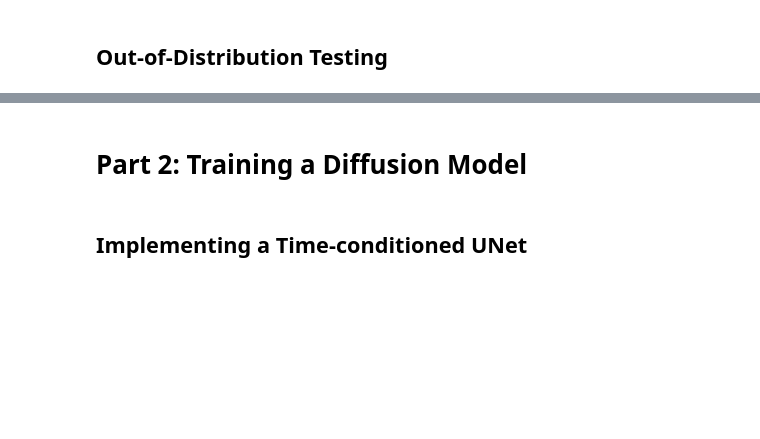
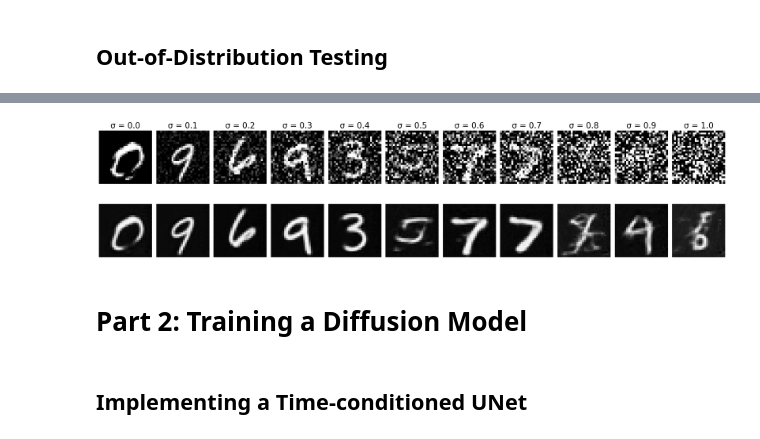
Before and after one commit to charlsgee/CS444, a Jupyter notebook: CS444_MP5/assignment5_starter_sp25.ipynb, the cells around one changed output, grey strips where cells are left out. Saved outputs shown, nothing was run; the diff lists cells and outputs as text; code cells hidden in the pictures; blank space fills up the shorter version.

```diff
--- a/CS444_MP5/assignment5_starter_sp25.ipynb
+++ b/CS444_MP5/assignment5_starter_sp25.ipynb
@@ -356,7 +277,7 @@ testloader =  DataLoader(testdata,batch_size=256,shuffle=True,num_workers=12)
 sigmaloss =[]
 with torch.no_grad():
     for sigma in sigma_values:
-        noise_transform = GaussianNoise(mean=0.0, std=sigma)
+        noise_transform = GaussianNoise(mean=0.0, sigma=sigma)
         total_loss = 0.0
         shown = False
         for images, _ in tqdm(testloader, desc=f"σ={sigma:.1f}"):
@@ -366,10 +287,14 @@ with torch.no_grad():
             loss = criterion(outputs, images)
             total_loss += loss.item()
             if not shown:
-                i = torch.randint(0, images.size(0), (1,)).item()
-                sample = torch.stack([images[i], outputs[i]])
-                vutils.save_image(sample, f"output_sigma_{sigma:.1f}.png", nrow=2, normalize=True)
-                shown = True
+              i = torch.randint(0, images.size(0), (1,)).item()
+              noisy = noisy_images[i]
+              output = outputs[i]
+
+              vutils.save_image(noisy, f"noisy_sigma_{sigma:.1f}.png", normalize=True)
+              vutils.save_image(output, f"output_sigma_{sigma:.1f}.png", normalize=True)
+              shown = True
+
         avg_loss = total_loss / len(testloader)
         sigmaloss.append(avg_loss)
         print(f"Sigma={sigma:.2f} | Avg Test Loss: {avg_loss:.4f}")
@@ -376,3 +313,24 @@ with torch.no_grad():
+# %%
+from PIL import Image
+fig, axes = plt.subplots(2, len(sigma_values), figsize=(2 * len(sigma_values), 6))
+n_cols = len(sigma_values)
+
+for j, sigma in enumerate(sigma_values):
+    sigma_str = f"{sigma:.1f}"
+    noisy_img = Image.open(f"noisy_sigma_{sigma_str}.png")
+    output_img = Image.open(f"output_sigma_{sigma_str}.png")
+    ax_noisy = axes[0, j]
+    ax_noisy.imshow(noisy_img, cmap='gray')
+    ax_noisy.set_title(f"σ = {sigma_str}", fontsize=20)
+    ax_noisy.axis('off')
+    ax_output = axes[1, j]
+    ax_output.imshow(output_img, cmap='gray')
+    ax_output.axis('off')
+
+plt.tight_layout()
+plt.show()
+# %% [output]
+[figure, added]
 # %% [markdown]
 # Part 2: Training a Diffusion Model
 # %% [markdown]
```
Also changed, not shown: parts of 4 cells of this notebook.
